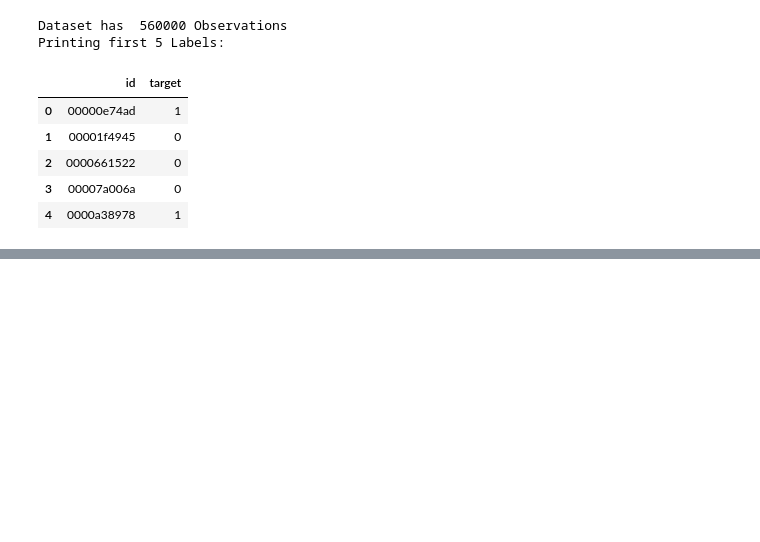
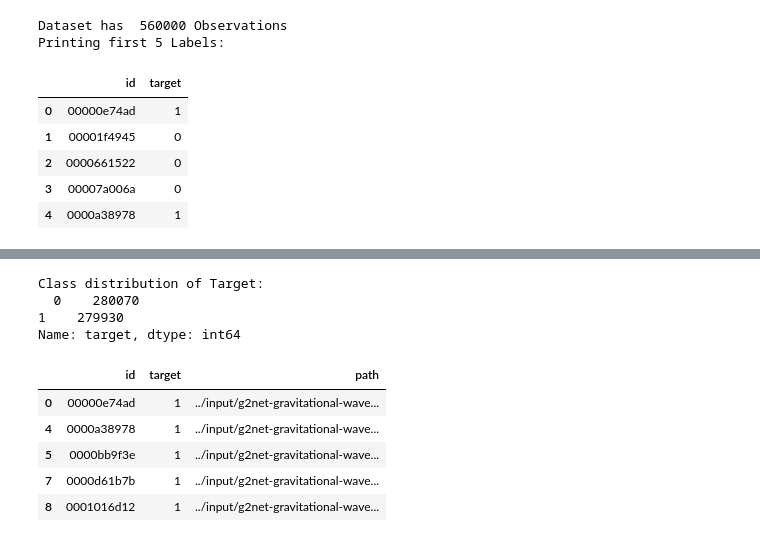
Before and after one commit to rohan-paul/Gravitational-Wave-Detection_Kaggle_Competition, a Jupyter notebook: Kaggle_NBs/1_TimeSeries_GWPy_Data_Preprocessing.ipynb, the cells around one changed output, grey strips where cells are left out. Cells and saved outputs as stored; diff of their text form; code cells hidden in the pictures; blank space fills up the shorter version.

```diff
--- a/Kaggle_NBs/1_TimeSeries_GWPy_Data_Preprocessing.ipynb
+++ b/Kaggle_NBs/1_TimeSeries_GWPy_Data_Preprocessing.ipynb
@@ -180 +188,18 @@ print(df_train.shape)
 (560000, 3)
+# %%
+# Classify the the 2 classes of targets of 1 and 0
+target_1_df_train = df_train[df_train.target == 1]
+target_0_df_train = df_train[df_train.target == 0]
+print("Class distribution of Target: \n ", train_labels.target.value_counts())
+display(target_1_df_train.head())
+# %% [output]
+Class distribution of Target:
+  0    280070
+1    279930
+Name: target, dtype: int64
+|  | id | target | path |
+| 0 | 00000e74ad | 1 | ../input/g2net-gravitational-wave... |
+| 4 | 0000a38978 | 1 | ../input/g2net-gravitational-wave... |
+| 5 | 0000bb9f3e | 1 | ../input/g2net-gravitational-wave... |
+| 7 | 0000d61b7b | 1 | ../input/g2net-gravitational-wave... |
+| 8 | 0001016d12 | 1 | ../input/g2net-gravitational-wave... |
```
Also changed, not shown: parts of 7 cells of this notebook.
